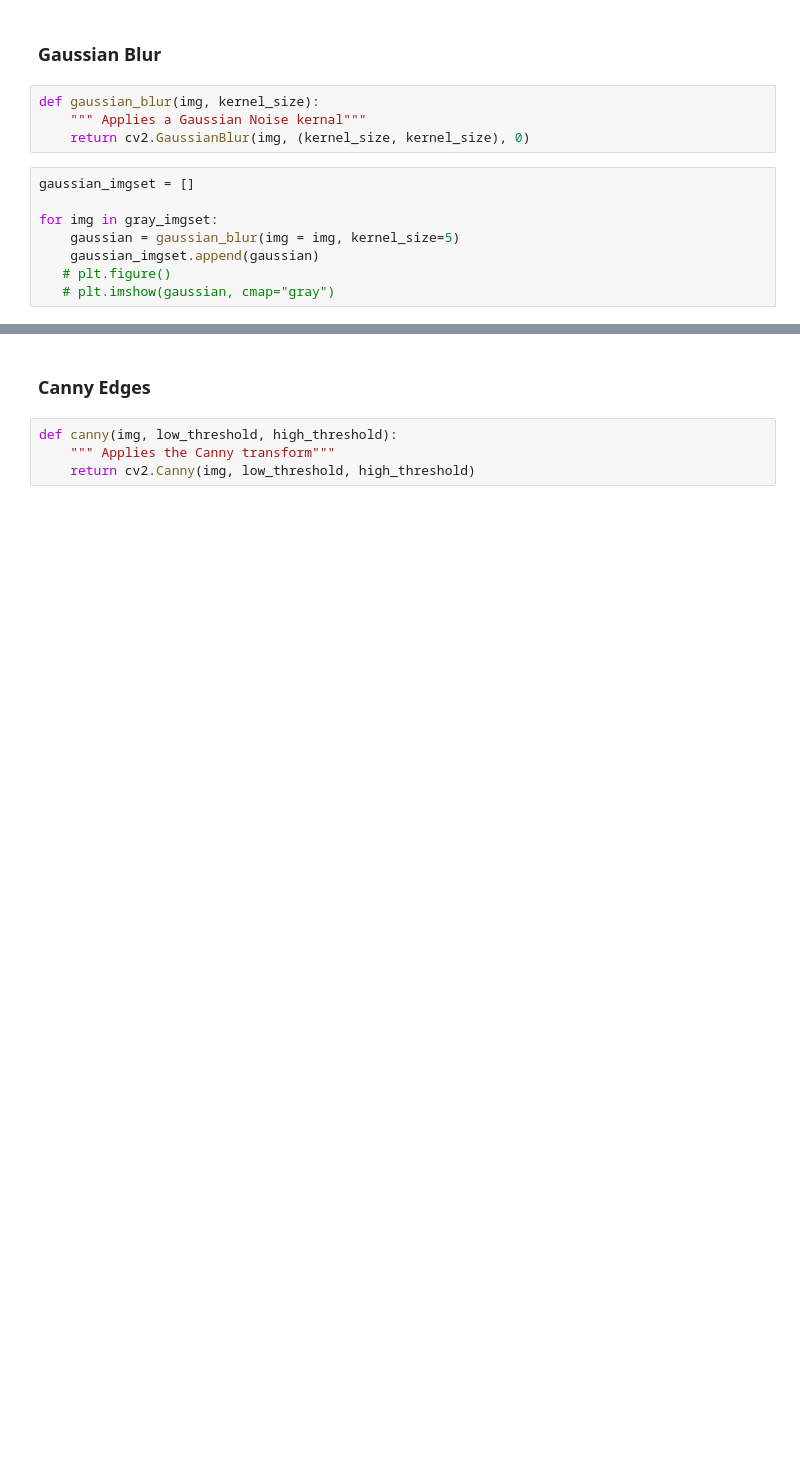
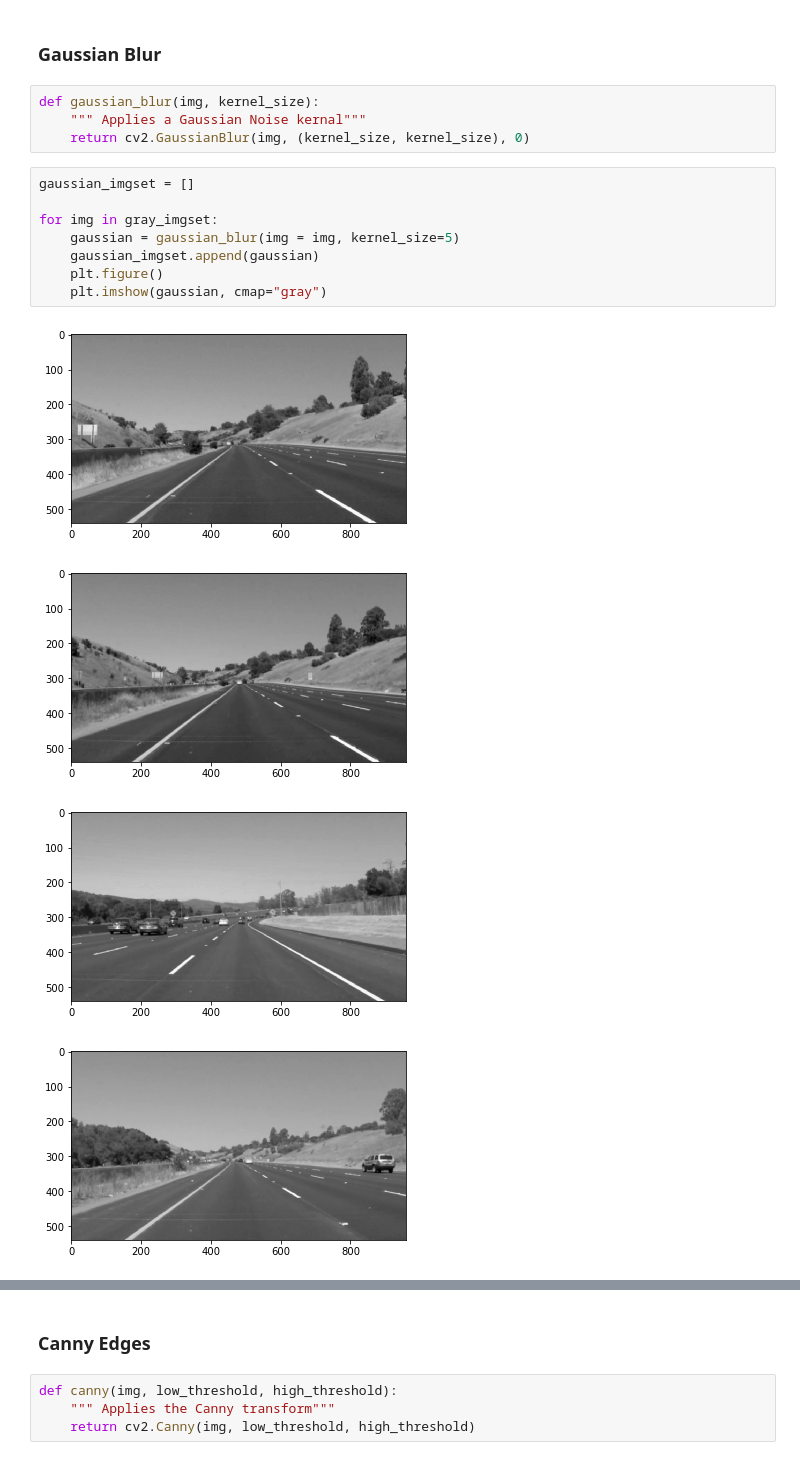
Before and after one commit to Rxmeez/SDCND-1-LaneLines, a Jupyter notebook: P1-LaneLines.ipynb, the cells around one changed output, grey strips where cells are left out. Cells and saved outputs as stored; diff of their text form; blank space fills up the shorter version.

```diff
--- a/P1-LaneLines.ipynb
+++ b/P1-LaneLines.ipynb
@@ -67,8 +74,13 @@ def gaussian_blur(img, kernel_size):
 # %%
 gaussian_imgset = []
 
 for img in gray_imgset:
     gaussian = gaussian_blur(img = img, kernel_size=5)
     gaussian_imgset.append(gaussian)
-   # plt.figure()
-   # plt.imshow(gaussian, cmap="gray")
+    plt.figure()
+    plt.imshow(gaussian, cmap="gray")
+# %% [output]
+[figure, added]
+[figure, added]
+[figure, added]
+[figure, added]
```
Also changed, not shown: parts of 6 cells of this notebook.
